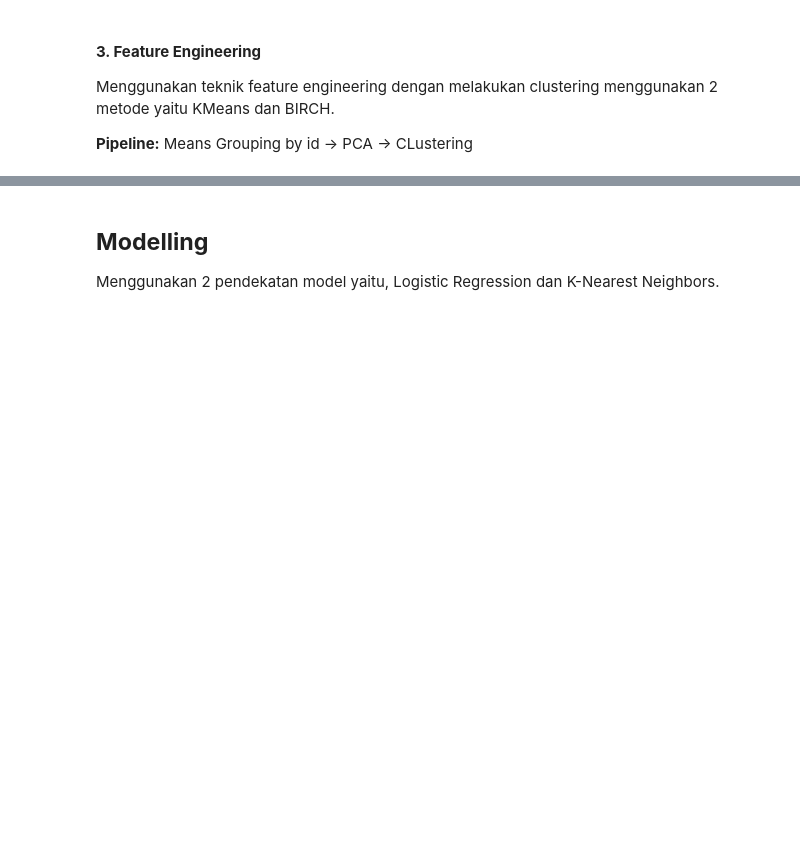
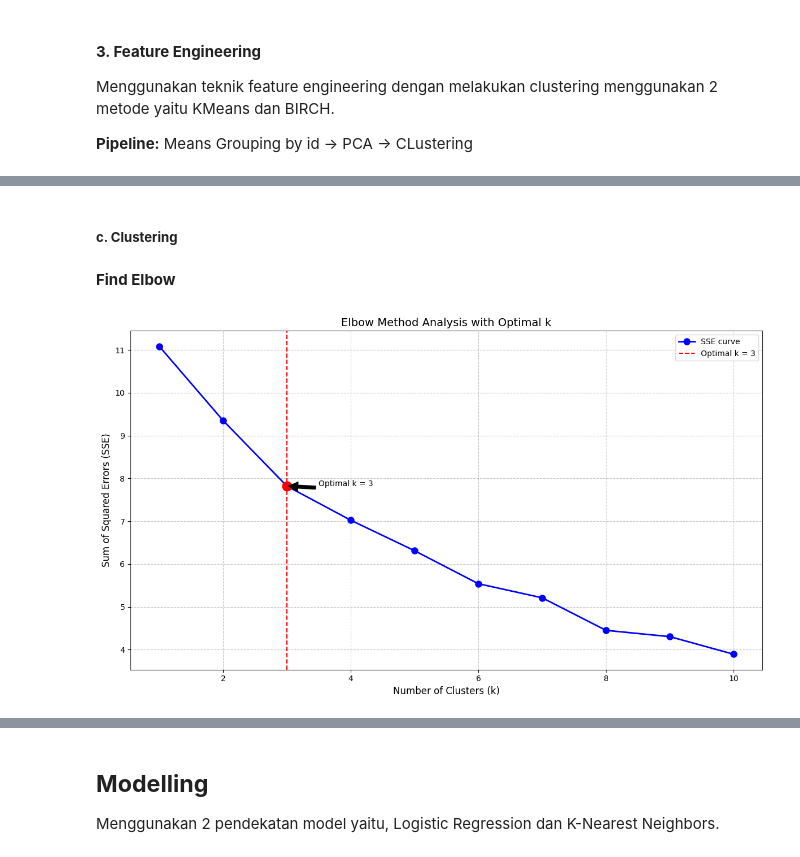
Before and after one commit to auvarifqi/tugas-besar-2-ai-lanjut, a Jupyter notebook: main.ipynb, the cells around one changed output, grey strips where cells are left out. Saved outputs shown, nothing was run; the diff lists cells and outputs as text; code cells hidden in the pictures; blank space fills up the shorter version.

Commit message:
FEAT: clustering

```diff
--- a/main.ipynb
+++ b/main.ipynb
@@ -353,11 +357,14 @@ Tidak dilakukan dengan asumsi semua data yang ada akan digunakan.
 #### **2. Feature Selection**
 # %%
 numerical_columns = initial_df.select_dtypes(include=[np.float64]).columns
-categorical_columns = ['id']
+id_columns = ['id']
+date_columns = ['read_date']
 label_column = ['label']
 
 X = initial_df[numerical_columns]
 y = initial_df[label_column]
+id_df = initial_df[id_columns]
+date_df = initial_df[date_columns]
 # %% [markdown]
 ### **Perbaikan Data**
 # %% [markdown]
@@ -444,0 +470,18 @@ Menggunakan teknik feature engineering dengan melakukan clustering menggunakan 2
+# %%
+# split the id column into training and testing sets
+id_train, id_test = train_test_split(id_df, test_size=0.1, random_state=0)
+
+# concat X_train_scaled and id_df
+df_grouped_train = pd.concat([id_df, X_train_scaled], axis=1)
+df_grouped_test = pd.concat([id_df, X_test_scaled], axis=1)
+
+# Group by id and calculate the mean for each numerical column
+df_grouped_train = df_grouped_train.groupby('id').mean()
+df_grouped_test = df_grouped_test.groupby('id').mean()
+
+# Reset the index to make 'id' a column again
+df_grouped_train.reset_index(inplace=True)
+df_grouped_test.reset_index(inplace=True)
+
+display(HTML(df_grouped_train.head().to_html()))
+display(HTML(df_grouped_test.head().to_html()))
@@ -444,0 +503,8 @@ Menggunakan teknik feature engineering dengan melakukan clustering menggunakan 2
+# %%
+# PCA df_grouped data with 4 components
+n_components = 6
+columns_names_to_pca = df_grouped_train.columns.drop('id')
+pca = FeatureDimensionReducer(method='pca', numeric_features_to_reduce=columns_names_to_pca, n_components=n_components)
+
+df_pca_train = pca.fit_transform(df_grouped_train)
+df_pca_train
@@ -444,0 +529,4 @@ Menggunakan teknik feature engineering dengan melakukan clustering menggunakan 2
+# %% [markdown]
+##### **c. Clustering**
+# %% [markdown]
+**Find Elbow**
@@ -444,0 +739,8 @@ Menggunakan teknik feature engineering dengan melakukan clustering menggunakan 2
+# %%
+# find optimal k with df_pca_train without id columns
+sse_values, optimal_k = elbow_method(df_pca_train.drop(columns=['id']), max_k=10)
+
+# Analyze clusters with the optimal k
+labels, centroids = analyze_clusters(df_pca_train.drop(columns=['id']), optimal_k)
+# %% [output]
+[figure, added]
```
Also changed, not shown: parts of 12 cells of this notebook, 2 other files.
